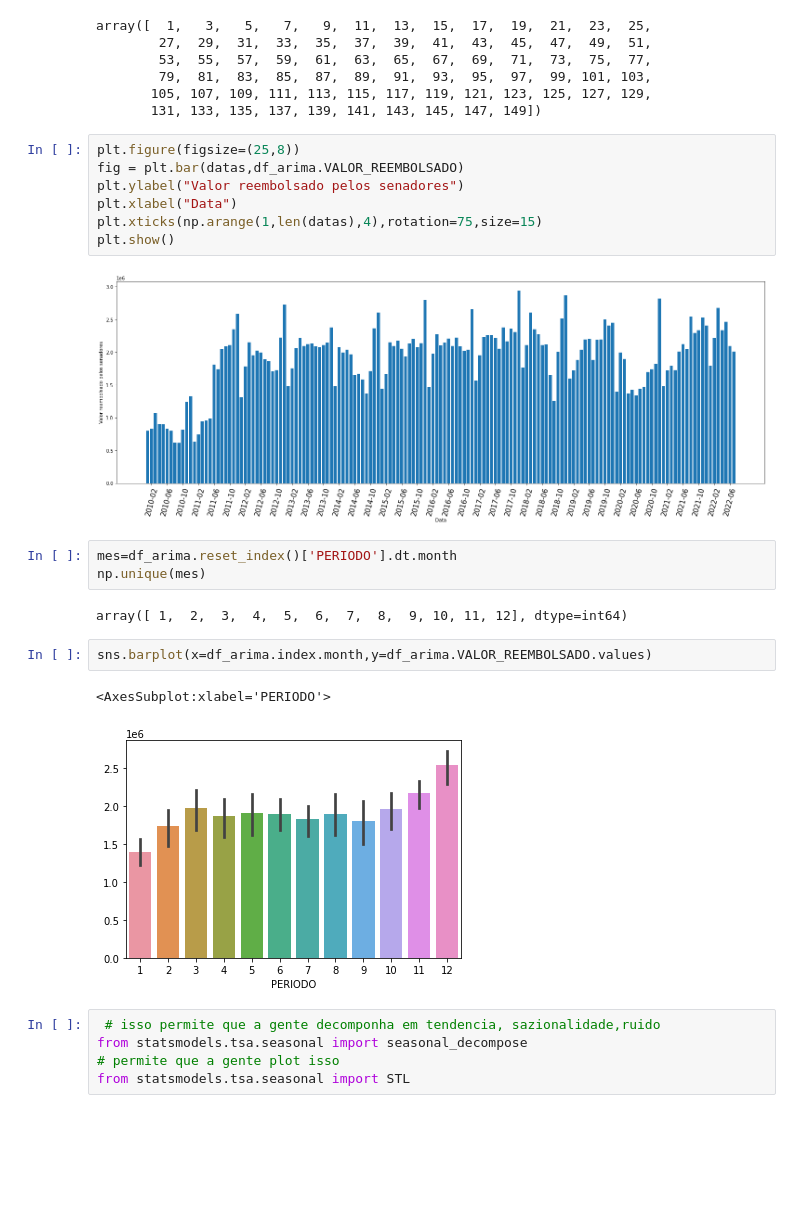
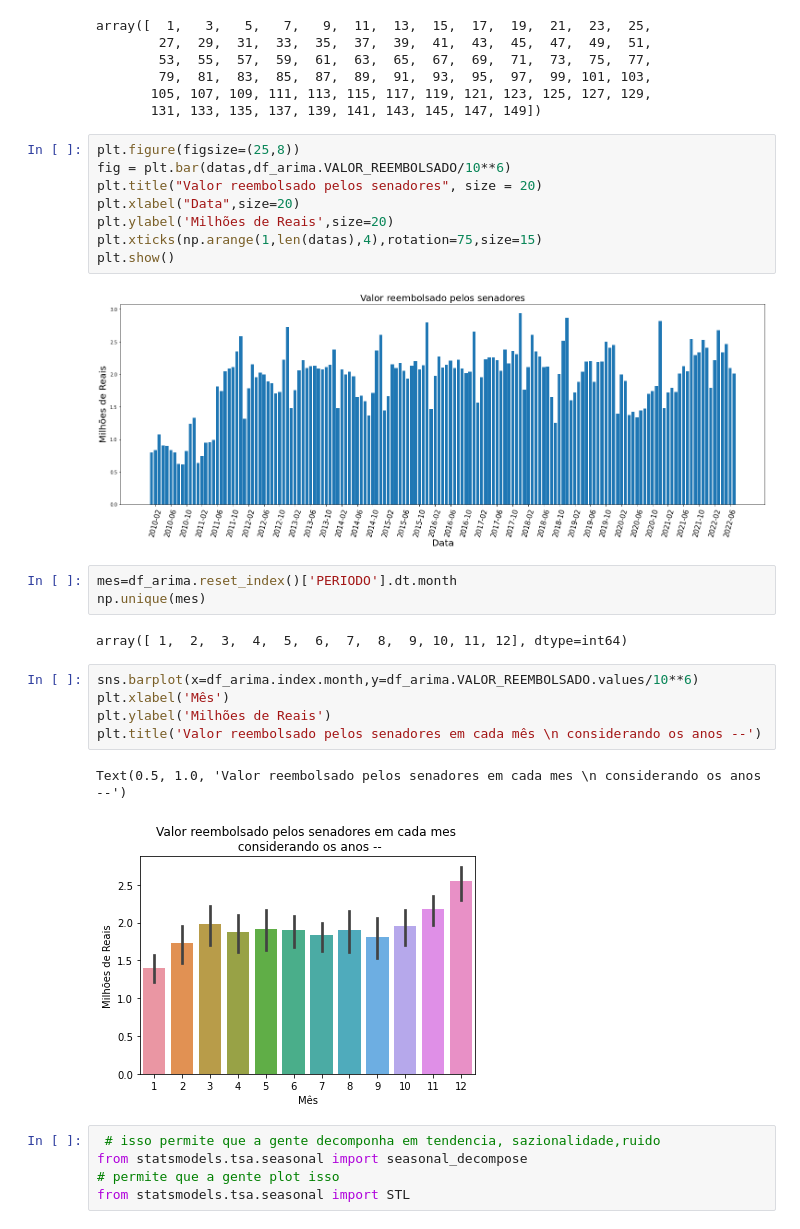
Before and after one commit to ThaisBee/CEAPS, a Jupyter notebook: CEAPS.ipynb, the cells around one changed output. Saved outputs shown, nothing was run; the diff lists cells and outputs as text; blank space fills up the shorter version.

```diff
--- a/CEAPS.ipynb
+++ b/CEAPS.ipynb
@@ -634,23 +634,27 @@ array([  1,   3,   5,   7,   9,  11,  13,  15,  17,  19,  21,  23,  25,
        131, 133, 135, 137, 139, 141, 143, 145, 147, 149])
 # %%
 plt.figure(figsize=(25,8))
-fig = plt.bar(datas,df_arima.VALOR_REEMBOLSADO)
-plt.ylabel("Valor reembolsado pelos senadores")
-plt.xlabel("Data")
+fig = plt.bar(datas,df_arima.VALOR_REEMBOLSADO/10**6)
+plt.title("Valor reembolsado pelos senadores", size = 20)
+plt.xlabel("Data",size=20)
+plt.ylabel('Milhões de Reais',size=20)
 plt.xticks(np.arange(1,len(datas),4),rotation=75,size=15)
 plt.show()
 # %% [output]
-[figure, old version]
+[figure, new version]
 # %%
 mes=df_arima.reset_index()['PERIODO'].dt.month
 np.unique(mes)
 # %% [output]
 array([ 1,  2,  3,  4,  5,  6,  7,  8,  9, 10, 11, 12], dtype=int64)
 # %%
-sns.barplot(x=df_arima.index.month,y=df_arima.VALOR_REEMBOLSADO.values)
+sns.barplot(x=df_arima.index.month,y=df_arima.VALOR_REEMBOLSADO.values/10**6)
+plt.xlabel('Mês')
+plt.ylabel('Milhões de Reais')
+plt.title('Valor reembolsado pelos senadores em cada mês \n considerando os anos --')
 # %% [output]
-<AxesSubplot:xlabel='PERIODO'>
+Text(0.5, 1.0, 'Valor reembolsado pelos senadores em cada mes \n considerando os anos --')
-[figure, old version]
+[figure, new version]
 # %%
  # isso permite que a gente decomponha em tendencia, sazionalidade,ruido
 from statsmodels.tsa.seasonal import seasonal_decompose
```
Also changed, not shown: parts of 3 cells of this notebook.
